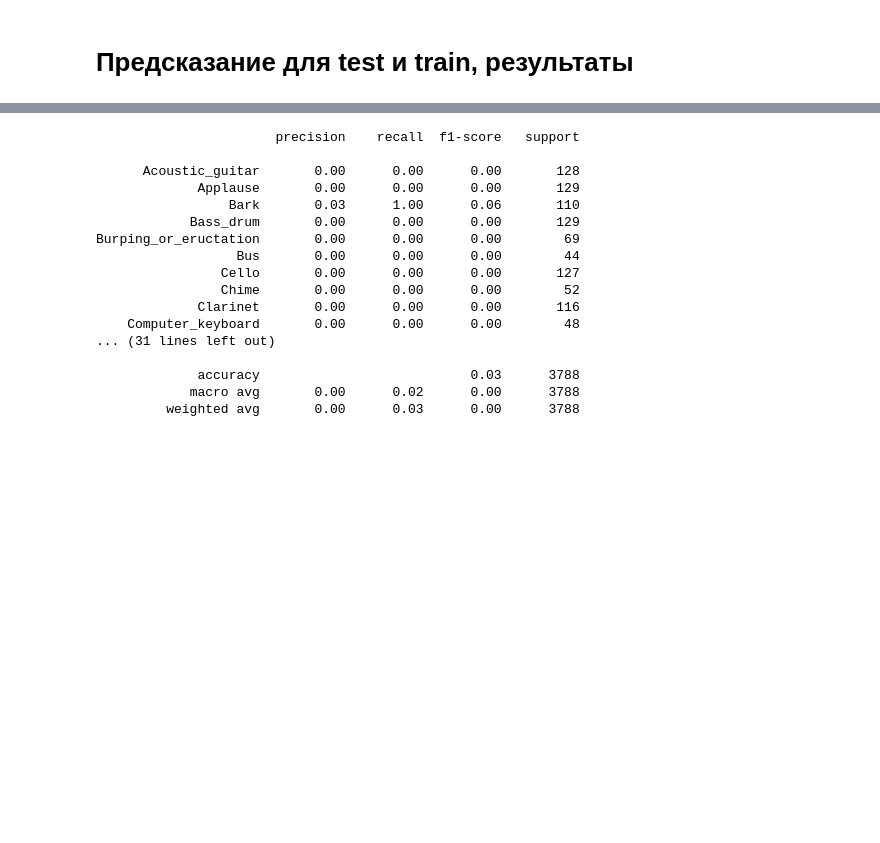
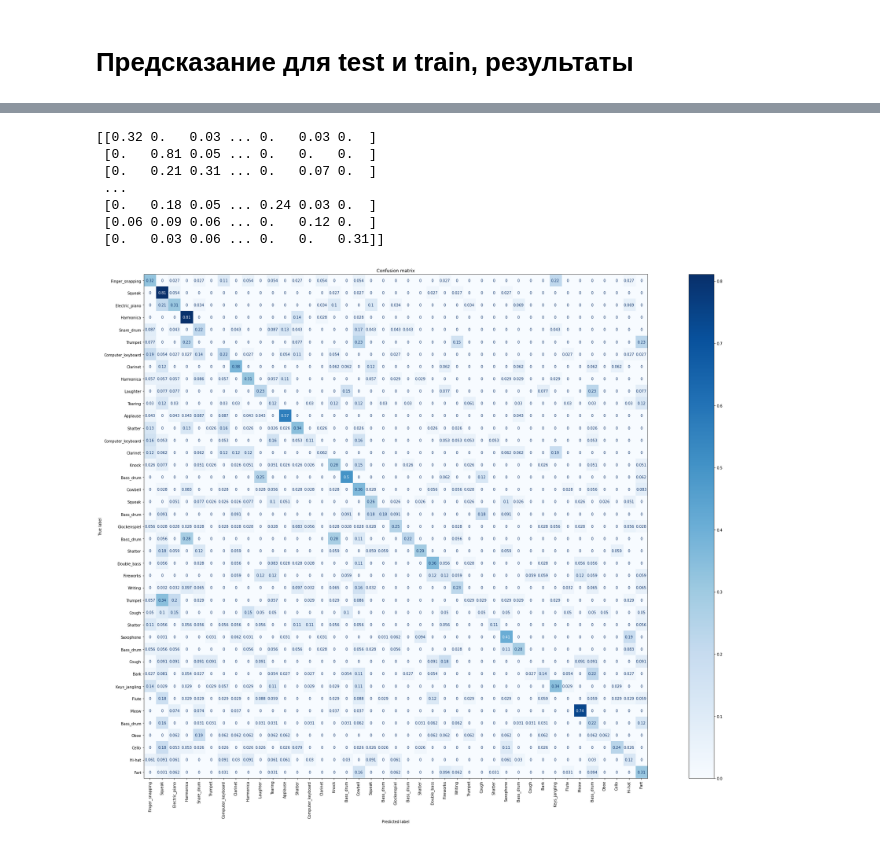
Before and after one commit to Polly2497/Acoustic-Event-Analysis, a Jupyter notebook: Acoustic_Event_Analysis.ipynb, the cells around one changed output, grey strips where cells are left out. Saved outputs shown, nothing was run; the diff lists cells and outputs as text; code cells hidden in the pictures; blank space fills up the shorter version.

```diff
--- a/Acoustic_Event_Analysis.ipynb
+++ b/Acoustic_Event_Analysis.ipynb
@@ -99,11 +83,10 @@ for ss in all_data_pickle:
 # %%
 average=[]
 for e in all_data_pickle:
-  average.append(np.mean(e, axis=0))
+  average.append(np.mean(e, axis=1))
 # %% [markdown]
 # Разбиение на train и test, обучение модели
 # %%
-train_data,test_data, train_label, test_label = train_test_split(average, label, test_size=1/3, random_state=42)
+train_data,test_data, train_label, test_label = train_test_split(average, label, stratify=label, test_size=0.2, random_state=42)
 # %%
-classifier = KNeighborsClassifier()
-classifier.fit(train_data, train_label)
+classifier = KNeighborsClassifier().fit(train_data, train_label)
@@ -147,24 +143,0 @@ from sklearn.metrics import confusion_matrix
-# %%
-cm=confusion_matrix(test_label, result)
-cm = cm.astype('float') / cm.sum(axis=1)[:, np.newaxis]
-title='Confusion matrix'
-print(cm)
-
-plt.figure(figsize=(45,20))
-plt.imshow(cm, interpolation='nearest', cmap=plt.cm.Blues)
-plt.title(title)
-plt.colorbar()
-tick_marks = np.arange(len(label))
-plt.xticks(tick_marks, label, rotation=45)
-plt.yticks(tick_marks, label)
-fmt = '.2f'
-thresh = cm.max() / 2.
-for i, j in itertools.product(range(cm.shape[0]), range(cm.shape[1])):
-    plt.text(j, i, format(cm[i, j], fmt),
-            horizontalalignment="center",
-            color="white" if cm[i, j] > thresh else "black")
-
-plt.ylabel('True labes')
-plt.xlabel('Predicted labes')
-plt.tight_layout()
-plt.show()
@@ -182,20 +144,23 @@ y_pred_2 = classifier.predict(X_train)
-# %%
-print(classification_report(y_train, y_pred_2))
-# %% [output]
-                       precision    recall  f1-score   support
-
-      Acoustic_guitar       0.00      0.00      0.00       128
-             Applause       0.00      0.00      0.00       129
-                 Bark       0.03      1.00      0.06       110
-            Bass_drum       0.00      0.00      0.00       129
-Burping_or_eructation       0.00      0.00      0.00        69
-                  Bus       0.00      0.00      0.00        44
-                Cello       0.00      0.00      0.00       127
-                Chime       0.00      0.00      0.00        52
-             Clarinet       0.00      0.00      0.00       116
-    Computer_keyboard       0.00      0.00      0.00        48
-... (31 lines left out)
-
-             accuracy                           0.03      3788
-            macro avg       0.00      0.02      0.00      3788
-         weighted avg       0.00      0.03      0.00      3788
+# %%
+from sklearn.metrics import plot_confusion_matrix
+
+np.set_printoptions(precision=2)
+
+disp = plot_confusion_matrix(classifier , test_data, test_label, display_labels=label,
+                             cmap=plt.cm.Blues, xticks_rotation='vertical',
+                             normalize='true')
+disp.ax_.set_title(title)
+
+print(disp.confusion_matrix)
+fig = plt.gcf()
+fig.set_size_inches(40, 25)
+plt.show()
+# %% [output]
+[[0.32 0.   0.03 ... 0.   0.03 0.  ]
+ [0.   0.81 0.05 ... 0.   0.   0.  ]
+ [0.   0.21 0.31 ... 0.   0.07 0.  ]
+ ...
+ [0.   0.18 0.05 ... 0.24 0.03 0.  ]
+ [0.06 0.09 0.06 ... 0.   0.12 0.  ]
+ [0.   0.03 0.06 ... 0.   0.   0.31]]
+[figure, added]
```
Also changed, not shown: parts of 15 cells of this notebook.
